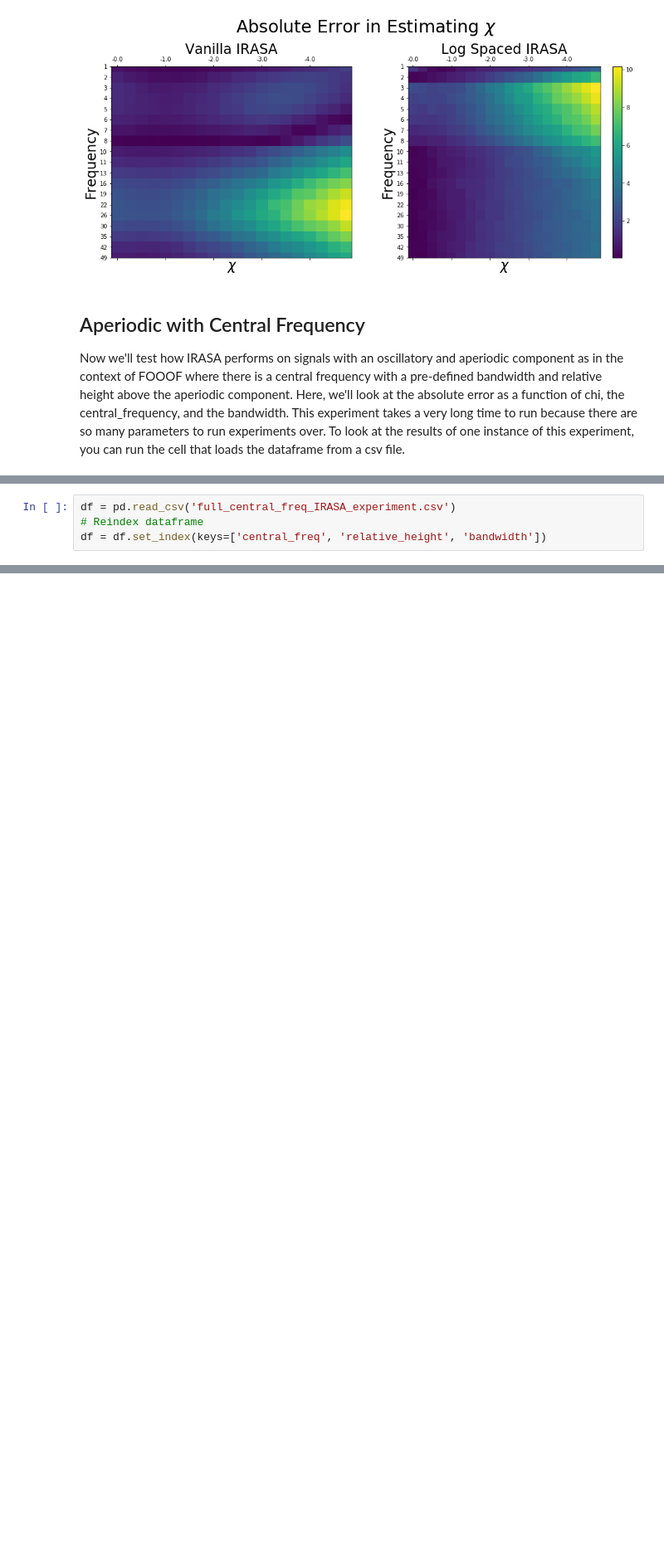
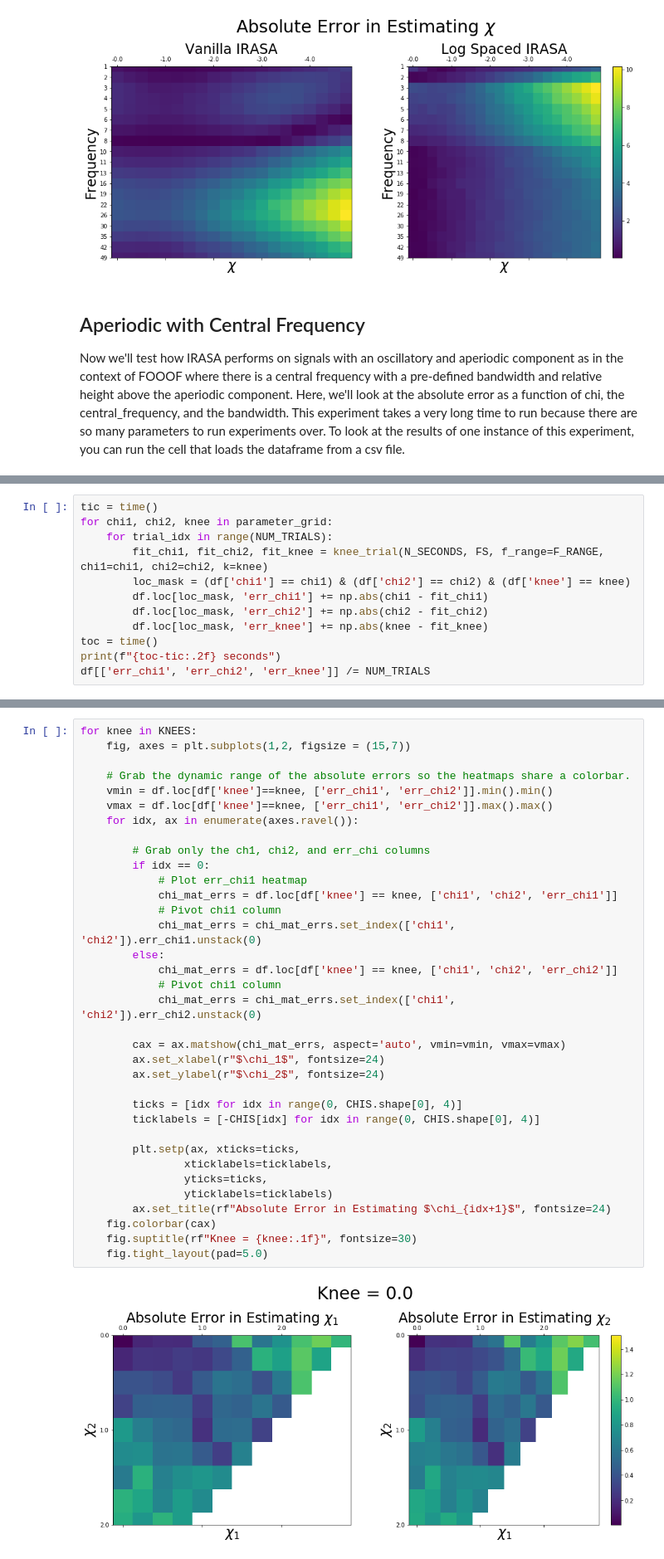
Before and after one commit to AperiodicMethods/AperiodicMethods, a Jupyter notebook: notebooks/EricIRASANotes.ipynb, the cells around one changed output, grey strips where cells are left out. Shown at 83% size. Drawn from its saved outputs; the diff is of its cells as text; blank space fills up the shorter version.

```diff
--- a/notebooks/EricIRASANotes.ipynb
+++ b/notebooks/EricIRASANotes.ipynb
@@ -425,4 +712,0 @@ df /= NUM_TRIALS
-# %%
-df = pd.read_csv('full_central_freq_IRASA_experiment.csv')
-# Reindex dataframe
-df = df.set_index(keys=['central_freq', 'relative_height', 'bandwidth'])
@@ -464,0 +864,12 @@ for chi in chis:
+# %%
+tic = time()
+for chi1, chi2, knee in parameter_grid:
+    for trial_idx in range(NUM_TRIALS):
+        fit_chi1, fit_chi2, fit_knee = knee_trial(N_SECONDS, FS, f_range=F_RANGE, chi1=chi1, chi2=chi2, k=knee)
+        loc_mask = (df['chi1'] == chi1) & (df['chi2'] == chi2) & (df['knee'] == knee)
+        df.loc[loc_mask, 'err_chi1'] += np.abs(chi1 - fit_chi1)
+        df.loc[loc_mask, 'err_chi2'] += np.abs(chi2 - fit_chi2)
+        df.loc[loc_mask, 'err_knee'] += np.abs(knee - fit_knee)
+toc = time()
+print(f"{toc-tic:.2f} seconds")
+df[['err_chi1', 'err_chi2', 'err_knee']] /= NUM_TRIALS
@@ -464,0 +878,37 @@ for chi in chis:
+# %%
+for knee in KNEES:
+    fig, axes = plt.subplots(1,2, figsize = (15,7))
+
+    # Grab the dynamic range of the absolute errors so the heatmaps share a colorbar.
+    vmin = df.loc[df['knee']==knee, ['err_chi1', 'err_chi2']].min().min()
+    vmax = df.loc[df['knee']==knee, ['err_chi1', 'err_chi2']].max().max()
+    for idx, ax in enumerate(axes.ravel()):
+
+        # Grab only the ch1, chi2, and err_chi columns
+        if idx == 0:
+            # Plot err_chi1 heatmap
+            chi_mat_errs = df.loc[df['knee'] == knee, ['chi1', 'chi2', 'err_chi1']]
+            # Pivot chi1 column
+            chi_mat_errs = chi_mat_errs.set_index(['chi1', 'chi2']).err_chi1.unstack(0)
+        else:
+            chi_mat_errs = df.loc[df['knee'] == knee, ['chi1', 'chi2', 'err_chi2']]
+            # Pivot chi1 column
+            chi_mat_errs = chi_mat_errs.set_index(['chi1', 'chi2']).err_chi2.unstack(0)
+
+        cax = ax.matshow(chi_mat_errs, aspect='auto', vmin=vmin, vmax=vmax)
+        ax.set_xlabel(r"$\chi_1$", fontsize=24)
+        ax.set_ylabel(r"$\chi_2$", fontsize=24)
+
+        ticks = [idx for idx in range(0, CHIS.shape[0], 4)]
+        ticklabels = [-CHIS[idx] for idx in range(0, CHIS.shape[0], 4)]
+
+        plt.setp(ax, xticks=ticks,
+                xticklabels=ticklabels,
+                yticks=ticks,
+                yticklabels=ticklabels)
+        ax.set_title(rf"Absolute Error in Estimating $\chi_{idx+1}$", fontsize=24)
+    fig.colorbar(cax)
+    fig.suptitle(rf"Knee = {knee:.1f}", fontsize=30)
+    fig.tight_layout(pad=5.0)
+# %% [output]
+[figure, added]
```
Also changed, not shown: parts of 36 cells of this notebook.
